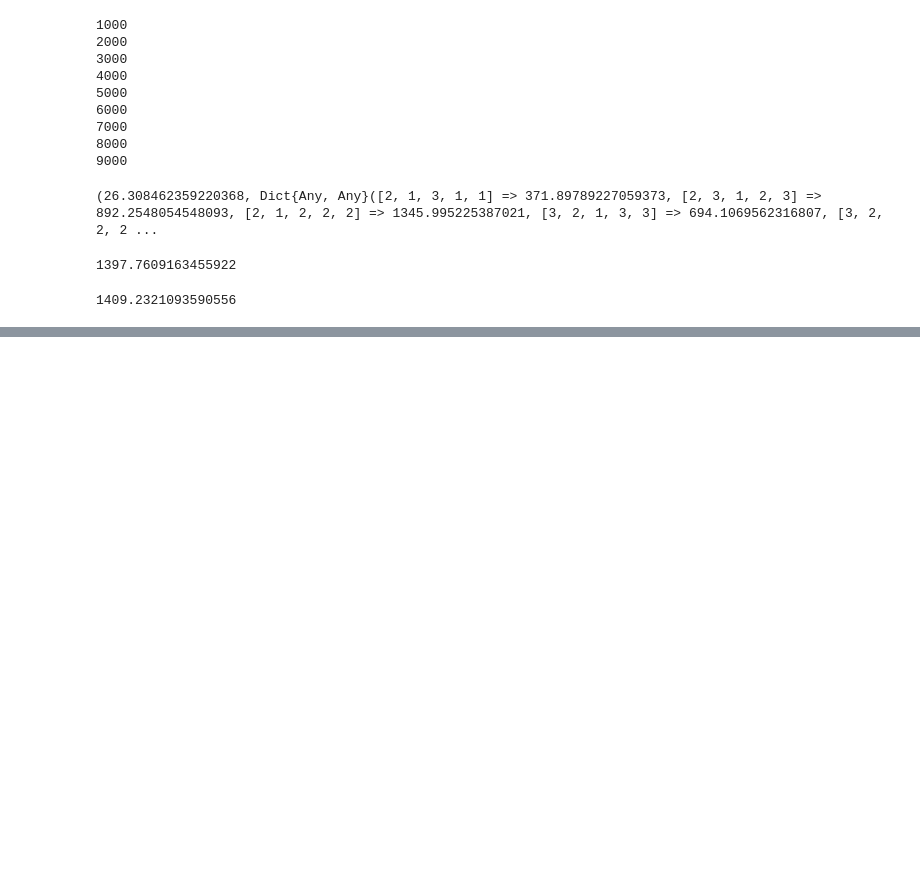
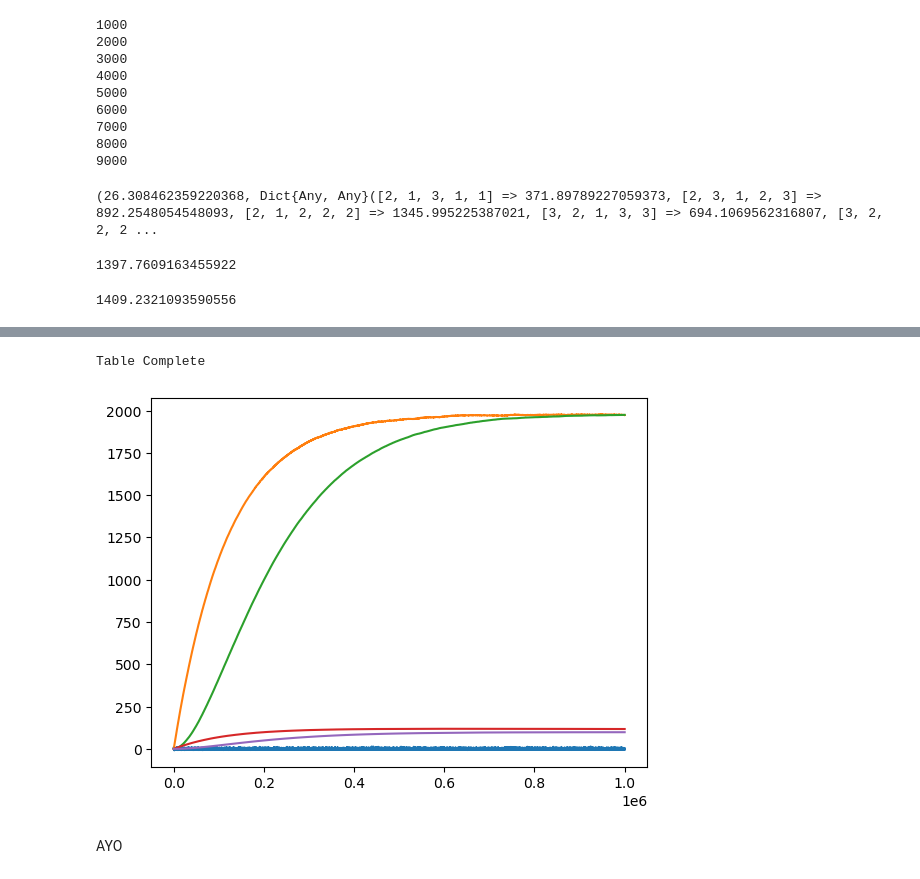
Before and after one commit to fairleyl/PhD-Code, a Jupyter notebook: AVI-Suite-NewUpdates.ipynb, the cells around one changed output, grey strips where cells are left out. Saved outputs shown, nothing was run; the diff lists cells and outputs as text; code cells hidden in the pictures; blank space fills up the shorter version.

```diff
--- a/AVI-Suite-NewUpdates.ipynb
+++ b/AVI-Suite-NewUpdates.ipynb
@@ -2468,7 +2468,8 @@ function apeFAContApprox(N,alpha_d, alpha_r, beta, tau, c0, c1, r, nMax, stepsiz
         #find value of v^n:
         if bestA == zeros(Int64,N)
             c = instantCostCont(s,bestA,N,alpha_d, alpha_r, beta, tau, c0, c1, r, flows)
-            bestV = c + v(sPrime, vParams, features) - v(s0, vParams,features)
+            t = sojournTime(s, bestA, flows, N, alpha_d, alpha_r, beta, tau)
+            bestV = c + v(sPrime, vParams, features) - g*t - v(s0, vParams,features)
         else
             bestV = v(s - bestA, vParams, features) - v(s0, vParams,features)
         end
@@ -3281,0 +3338,21 @@ Aight fine, negative value functions can happen
+# %%
+numPar = length(vParams)
+paramHist = resultContApprox[2]
+paramHistT = Dict()
+for i in 1:numPar
+    paramHistT[i] = zeros(nMax)
+end
+for i in 1:numPar
+    for j in 1:nMax
+        paramHistT[i][j] = paramHist[j][i]
+    end
+end
+println("Table Complete")
+for i in 1:numPar
+    PyPlot.plot(paramHistT[i], label = i)
+end
+# %% [output]
+Table Complete
+[figure, added]
+# %% [markdown]
+AYO
```
Also changed, not shown: parts of 19 cells of this notebook.
